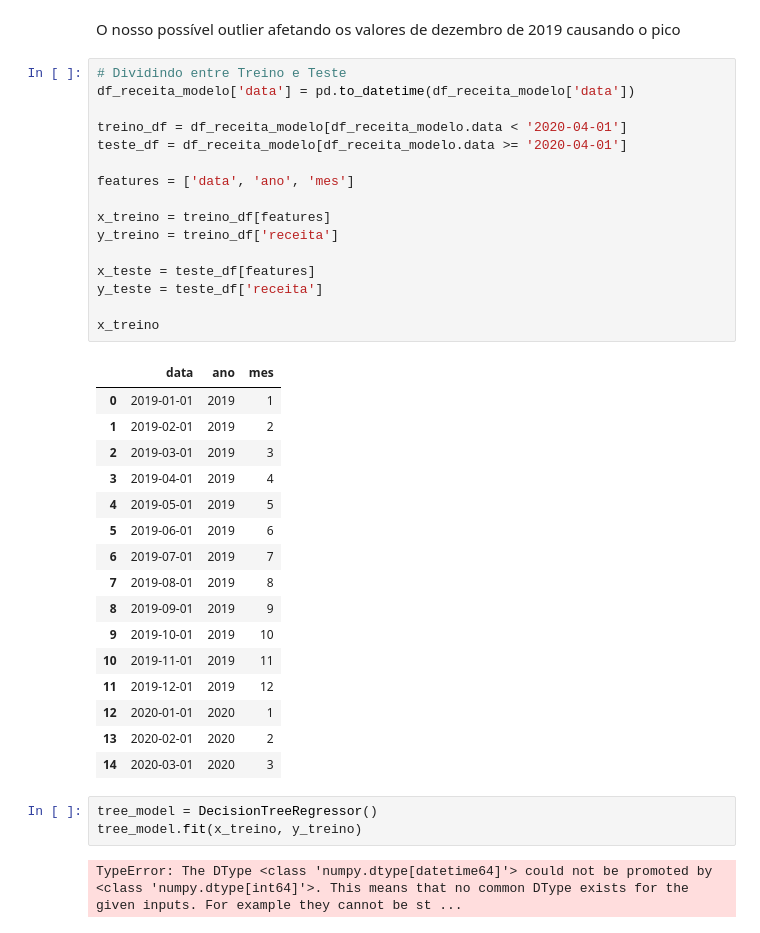
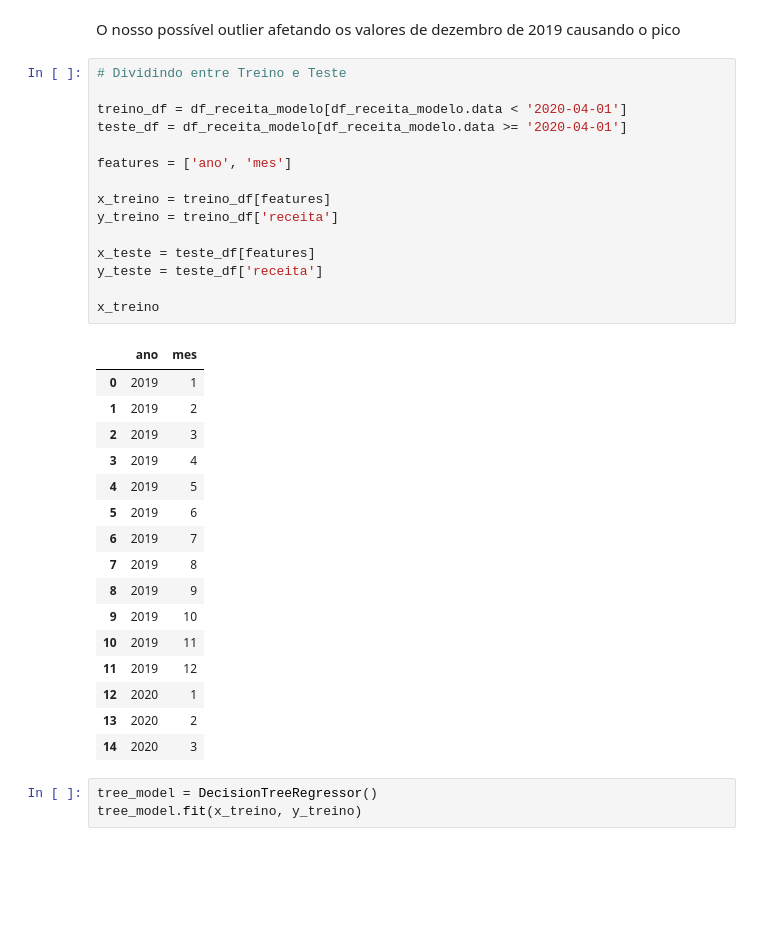
Before and after one commit to GabrielRomaoG/Insurance_policy_analysis, a Jupyter notebook: previsao_receita.ipynb, the cells around one changed output. Cells and saved outputs as stored; diff of their text form; blank space fills up the shorter version.

Commit message:
Finish tree model

```diff
--- a/previsao_receita.ipynb
+++ b/previsao_receita.ipynb
@@ -129,39 +131,36 @@ plt.show()
 O nosso possível outlier afetando os valores de dezembro de 2019 causando o pico
 # %%
 # Dividindo entre Treino e Teste
-df_receita_modelo['data'] = pd.to_datetime(df_receita_modelo['data'])
 
 treino_df = df_receita_modelo[df_receita_modelo.data < '2020-04-01']
 teste_df = df_receita_modelo[df_receita_modelo.data >= '2020-04-01']
 
-features = ['data', 'ano', 'mes']
+features = ['ano', 'mes']
 
 x_treino = treino_df[features]
 y_treino = treino_df['receita']
 
 x_teste = teste_df[features]
 y_teste = teste_df['receita']
 
 x_treino
 # %% [output]
-|  | data | ano | mes |
-| 0 | 2019-01-01 | 2019 | 1 |
-| 1 | 2019-02-01 | 2019 | 2 |
-| 2 | 2019-03-01 | 2019 | 3 |
-| 3 | 2019-04-01 | 2019 | 4 |
-| 4 | 2019-05-01 | 2019 | 5 |
-| 5 | 2019-06-01 | 2019 | 6 |
-| 6 | 2019-07-01 | 2019 | 7 |
-| 7 | 2019-08-01 | 2019 | 8 |
-| 8 | 2019-09-01 | 2019 | 9 |
-| 9 | 2019-10-01 | 2019 | 10 |
-| 10 | 2019-11-01 | 2019 | 11 |
-| 11 | 2019-12-01 | 2019 | 12 |
-| 12 | 2020-01-01 | 2020 | 1 |
-| 13 | 2020-02-01 | 2020 | 2 |
-| 14 | 2020-03-01 | 2020 | 3 |
+|  | ano | mes |
+| 0 | 2019 | 1 |
+| 1 | 2019 | 2 |
+| 2 | 2019 | 3 |
+| 3 | 2019 | 4 |
+| 4 | 2019 | 5 |
+| 5 | 2019 | 6 |
+| 6 | 2019 | 7 |
+| 7 | 2019 | 8 |
+| 8 | 2019 | 9 |
+| 9 | 2019 | 10 |
+| 10 | 2019 | 11 |
+| 11 | 2019 | 12 |
+| 12 | 2020 | 1 |
+| 13 | 2020 | 2 |
+| 14 | 2020 | 3 |
 # %%
 tree_model = DecisionTreeRegressor()
 tree_model.fit(x_treino, y_treino)
-# %% [output]
-TypeError: The DType <class 'numpy.dtype[datetime64]'> could not be promoted by <class 'numpy.dtype[int64]'>. This means that no common DType exists for the given inputs. For example they cannot be st ...
```
Also changed, not shown: parts of 4 cells of this notebook.
